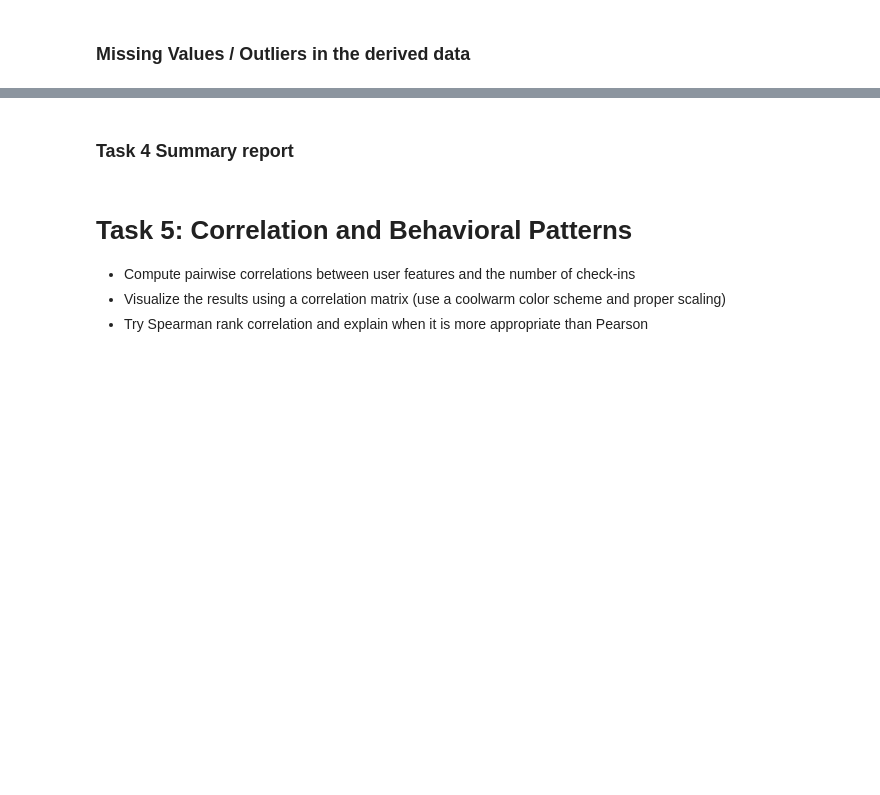
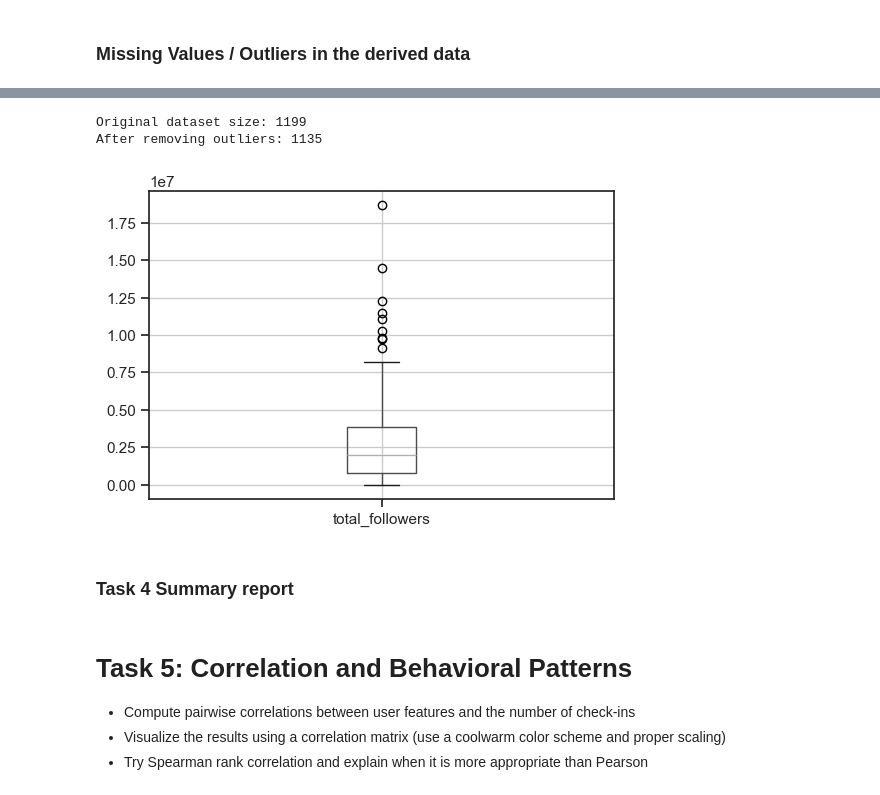
Before and after one commit to cda79/IAT461-Assignment01, a Jupyter notebook: IAT461-Assignment01-Scaffold.ipynb, the cells around one changed output, grey strips where cells are left out. Drawn from its saved outputs; the diff is of its cells as text; code cells hidden in the pictures; blank space fills up the shorter version.

```diff
--- a/IAT461-Assignment01-Scaffold.ipynb
+++ b/IAT461-Assignment01-Scaffold.ipynb
@@ -967,3 +1044,14 @@ Resolved by
+# %%
+print(f"Original dataset size: {len(streams_df_resolved)}")
+print(f"After removing outliers: {len(streams_outliers_removed)}")
+# %% [output]
+Original dataset size: 1199
+After removing outliers: 1135
+# %%
+streamers_df.boxplot(column='total_followers', figsize=(6,4))
+plt.show()
+# %% [output]
+[figure, added]
 # %%
 # All the dataframes for reference:
 # sessions_df_resolved, streams_df_resolved, viewers_df_resolved, streamers_df
```
Also changed, not shown: parts of 13 cells of this notebook.
